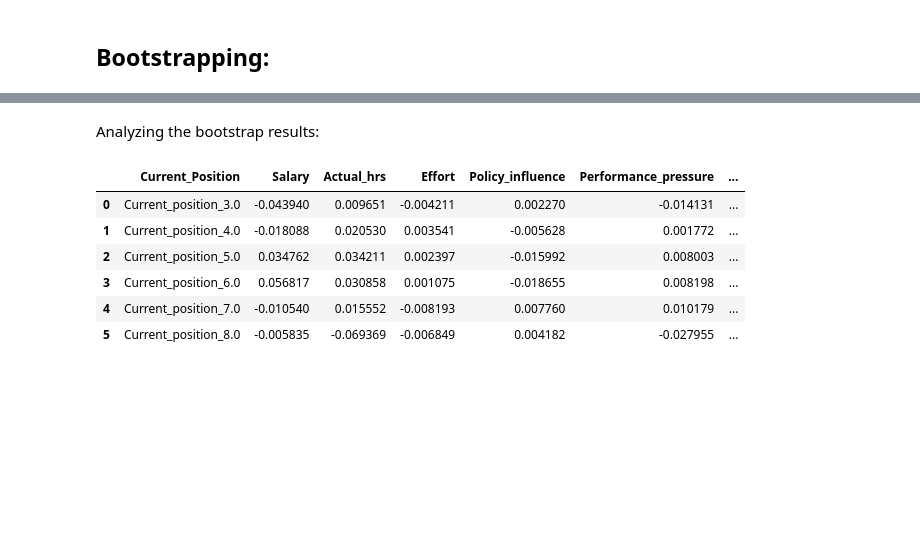
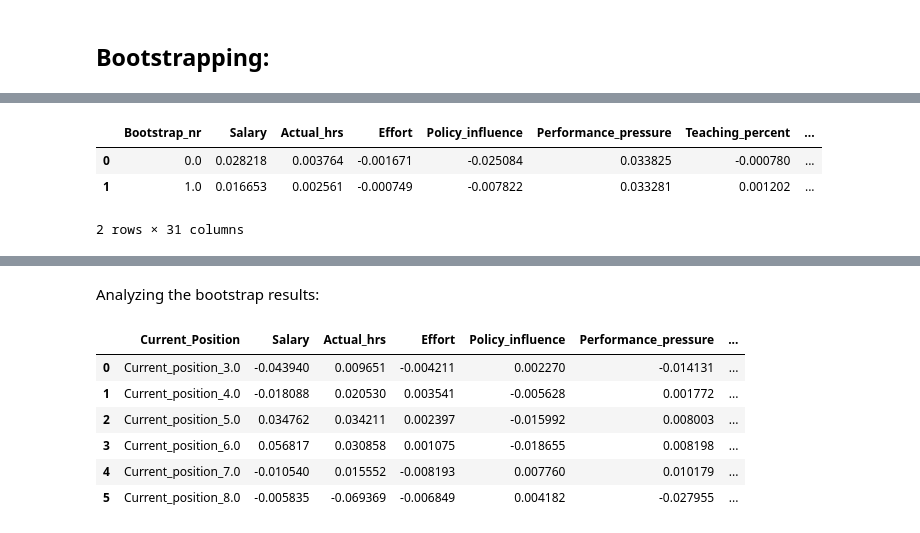
Before and after one commit to AndreiAf02/Job-Satisfaction, a Jupyter notebook: Job_Satisfaction_CZ.ipynb, the cells around one changed output, grey strips where cells are left out. Drawn from its saved outputs; the diff is of its cells as text; code cells hidden in the pictures; blank space fills up the shorter version.

```diff
--- a/Job_Satisfaction_CZ.ipynb
+++ b/Job_Satisfaction_CZ.ipynb
@@ -1054,0 +1155,7 @@ bootstrap_path_values.to_csv('CZ_bootstrap_path_values.csv')
+# %%
+mediation_path_values
+# %% [output]
+|  | Bootstrap_nr | Salary | Actual_hrs | Effort | Policy_influence | Performance_pressure | Teaching_percent | ... |
+| 0 | 0.0 | 0.028218 | 0.003764 | -0.001671 | -0.025084 | 0.033825 | -0.000780 | ... |
+| 1 | 1.0 | 0.016653 | 0.002561 | -0.000749 | -0.007822 | 0.033281 | 0.001202 | ... |
+2 rows × 31 columns
```
Also changed, not shown: parts of 18 cells of this notebook.
